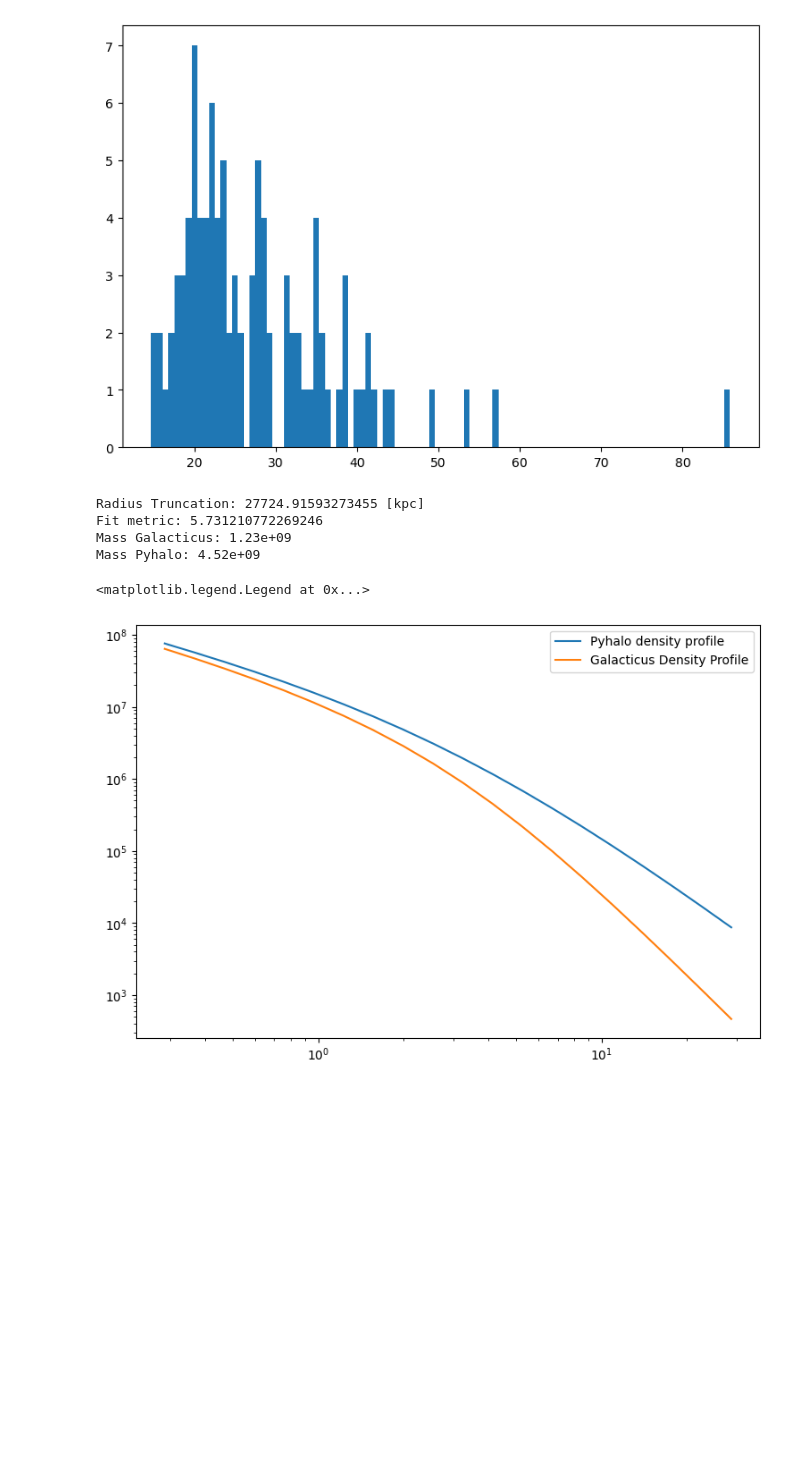
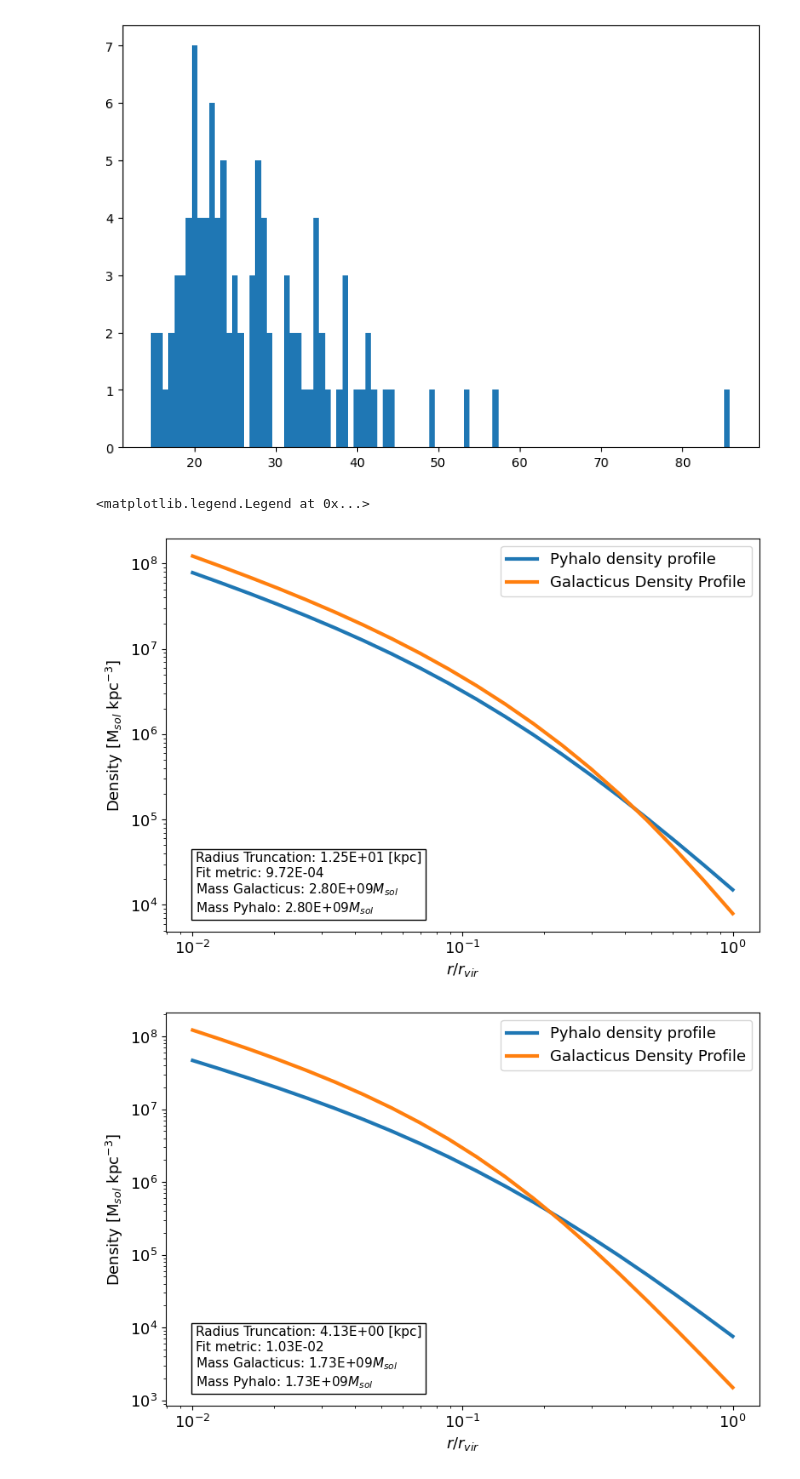
Before and after one commit to dangilman/pyHalo, a Jupyter notebook: example_notebooks/from_galacticus_debug.ipynb, the cells around one changed output. Saved outputs shown, nothing was run; the diff lists cells and outputs as text; code cells hidden in the pictures; blank space fills up the shorter version.

Commit message:
Improved density comparison plots

```diff
--- a/example_notebooks/from_galacticus_debug.ipynb
+++ b/example_notebooks/from_galacticus_debug.ipynb
@@ -18,7 +18,7 @@ galacticusfile = GalacticusFileReader.read_file("data/TNFW_example.hdf5")
 tree_n = 5
 mrange = (1E9,1E10)
 
-realization = DMFromGalacticus(0.5,2,galacticusfile,{},mrange,False,None,None,tree_n,include_field_halos=False,rho_s_use_galacticus=True)
+realization = DMFromGalacticus(0.5,2,galacticusfile,{},mrange,False,None,None,tree_n,include_field_halos=False,rho_s_use_galacticus=False)
 subhalos = realization.halos
 
 
@@ -123,34 +123,63 @@ ax.hist(rv_galacticus[rv_galacticus < 100],bins=100);
 [figure]
 [figure]
 # %%
-def compare_density(ax:Axes,subhalos:list[TNFWFromParams],nodedata:dict[str,np.ndarray],n:int):
+plt.rcParams.update({"font.size":13})
+
+def plt_compare_density(ax:Axes,subhalos:list[TNFWFromParams],nodedata:dict[str,np.ndarray],n:int):
     r = nodedata[GalacticusParameters.DENSITY_PROFILE_RADIUS][n] * 1E3
 
     subhalo = subhalos[n]
-    ax.plot(r,subhalo.density_profile_3d(r),label="Pyhalo density profile")
-    ax.plot(r,nodedata[GalacticusParameters.DENSITY_PROFILE][n] / 1E9, label="Galacticus Density Profile")
+
+    rv = subhalo.params_physical[TNFWFromParams.KEY_RV]
+
+    ax.plot(r / rv,subhalo.density_profile_3d(r),label="Pyhalo density profile",linewidth=3)
+    ax.plot(r / rv,nodedata[GalacticusParameters.DENSITY_PROFILE][n] / 1E9, label="Galacticus Density Profile",linewidth=3)
 
     #ax.vlines(x=subhalo.params_physical[TNFWFromParams.KEY_RS],ymin=4E3,ymax=1E8,linestyle="dashed")
     #ax.hlines(y=subhalo.params_physical[TNFWFromParams.KEY_RHO_S] / 4, xmin=2E-1,xmax=2E1,linestyles="dashed")
 
-    print(f"Radius Truncation: {subhalo.params_physical[TNFWFromParams.KEY_RT]} [kpc]")
+
+    txt_rt = f"Radius Truncation: {subhalo.params_physical[TNFWFromParams.KEY_RT]:.2E} [kpc]"
     #print(nodedata[GalacticusParameters.TNFW_RADIUS_TRUNCATION][n])
-    print(f"Fit metric: {nodedata['metricTidalTruncationNFW'][n]}")
-    print(f"Mass Galacticus: {nodedata[GalacticusParameters.MASS_BOUND][n]:.2e}")
-    print(f"Mass Pyhalo: {subhalo.bound_mass:.2e}")
+    txt_fit_metric = f"Fit metric: {nodedata['metricTidalTruncationNFW'][n]:.2E}"
+    txt_mass_galacticus = f"Mass Galacticus: {nodedata[GalacticusParameters.MASS_BOUND][n]:.2E}" + r"$M_{sol}$"
+    txt_mass_pyhalo = f"Mass Pyhalo: {subhalo.bound_mass:.2E}"+ r"$M_{sol}$"
+
+    newline = "\n"
+    txt_box = txt_rt + newline + txt_fit_metric + newline + txt_mass_galacticus + newline + txt_mass_pyhalo
+
+    props = {"boxstyle":"square","facecolor":"white"}
+    ax.text(0.05, 0.05, txt_box,transform=ax.transAxes,fontsize=11, bbox=props)
+
+    ax.set_ylabel(r"Density [M$_{sol}$ kpc$^{-3}$]")
+    ax.set_xlabel(r"$r/r_{vir}$")
+
 
 
 fig, ax = plt.subplots(figsize = (9, 6))
-
-compare_density(ax,subhalos,nodedata,98)
-
+plt_compare_density(ax,subhalos,nodedata,46)
 ax.set_xscale("log")
 ax.set_yscale("log")
 ax.legend()
+
+fig, ax = plt.subplots(figsize = (9, 6))
+plt_compare_density(ax,subhalos,nodedata,60)
+ax.set_xscale("log")
+ax.set_yscale("log")
+ax.legend()
+
+fig, ax = plt.subplots(figsize = (9, 6))
+plt_compare_density(ax,subhalos,nodedata,49)
+ax.set_xscale("log")
+ax.set_yscale("log")
+ax.legend()
+
+fig, ax = plt.subplots(figsize = (9, 6))
+plt_compare_density(ax,subhalos,nodedata,11)
+ax.set_xscale("log")
+ax.set_yscale("log")
+ax.legend()
 # %% [output]
-Radius Truncation: 27724.91593273455 [kpc]
-Fit metric: 5.731210772269246
-Mass Galacticus: 1.23e+09
-Mass Pyhalo: 4.52e+09
+<matplotlib.legend.Legend at 0x...>
-<matplotlib.legend.Legend at 0x...>
-[figure, old version]
+[figure, new version]
+[figure, added]
```
Also changed, not shown: parts of 3 cells of this notebook.
